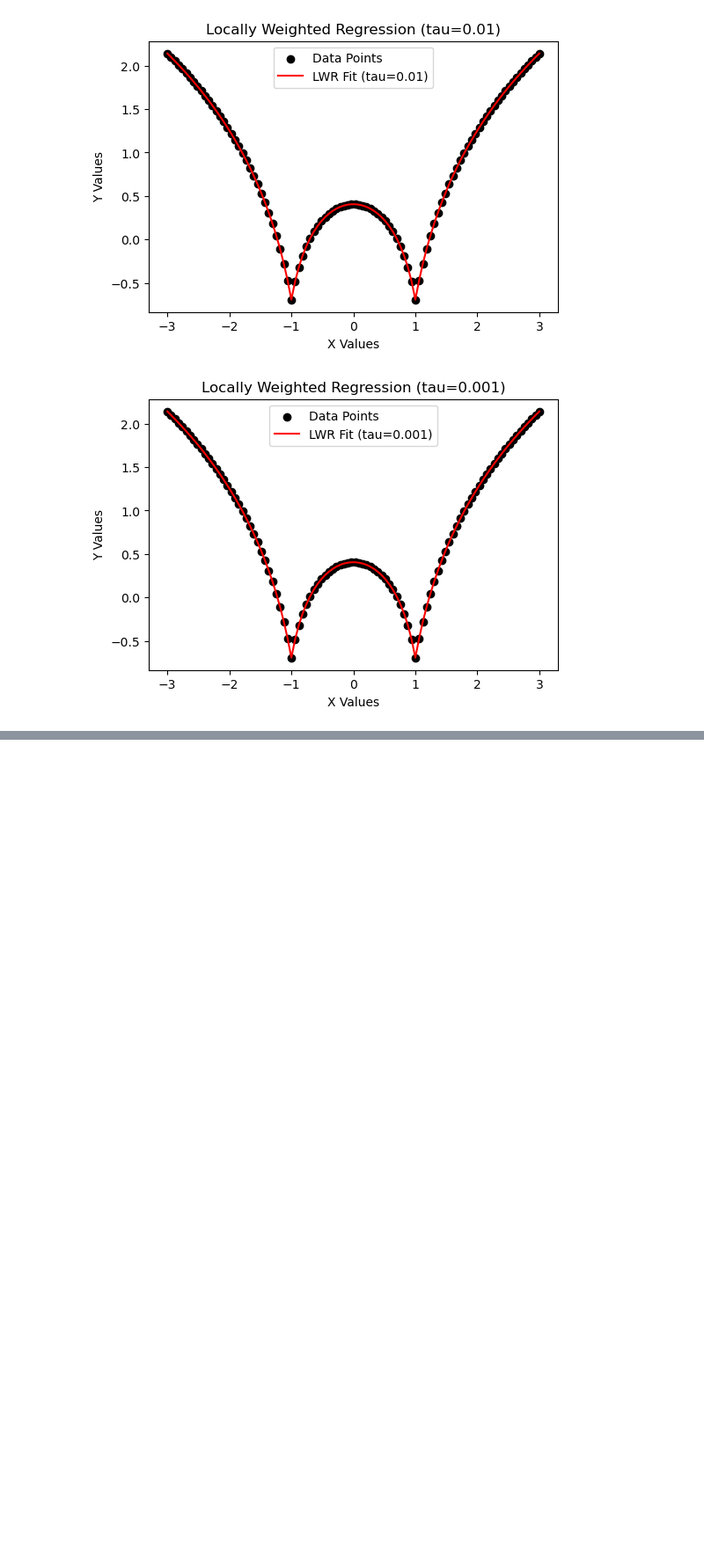
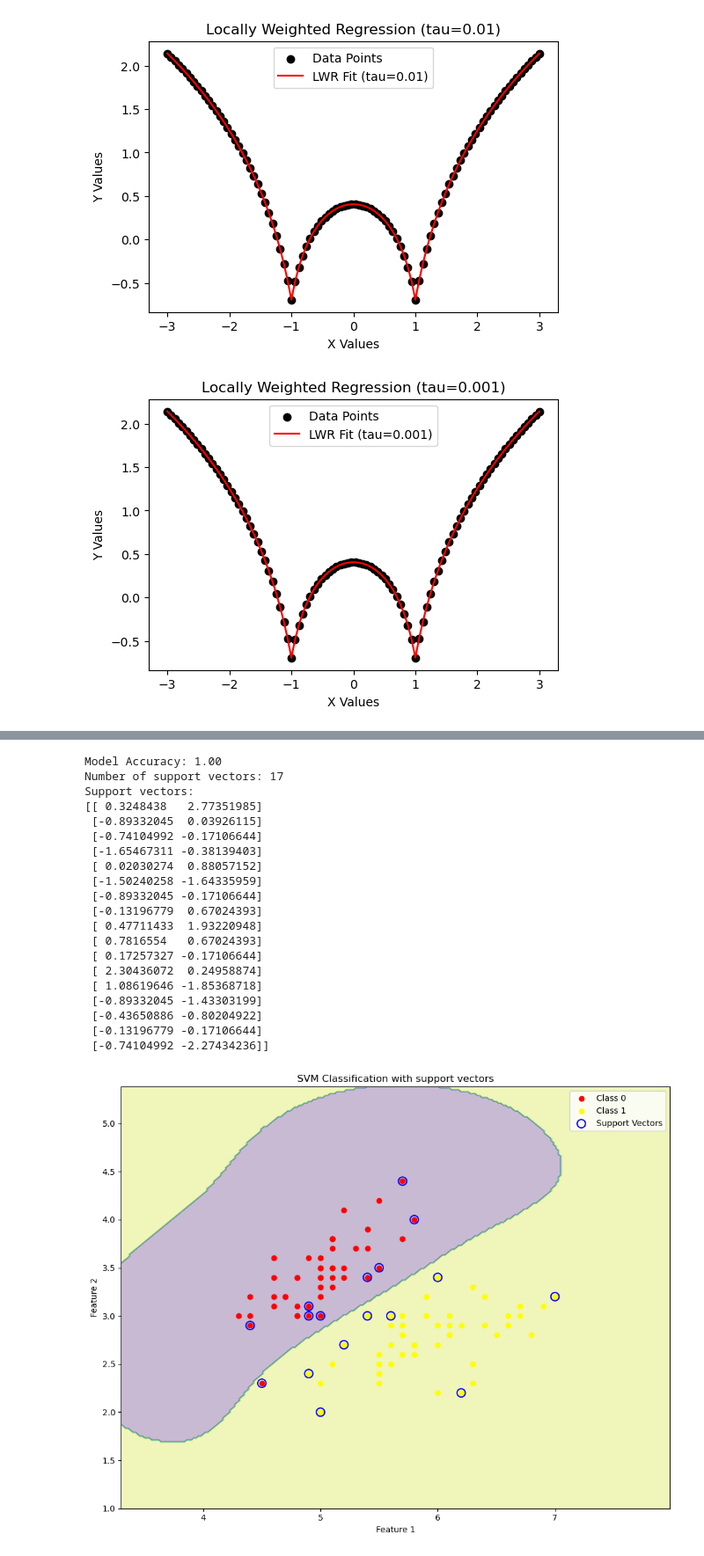
Before and after one commit to GNithish10/ML-Lab, a Jupyter notebook: ML.ipynb, the cells around one changed output, grey strips where cells are left out. Shown at 88% size. Saved outputs shown, nothing was run; the diff lists cells and outputs as text; code cells hidden in the pictures; blank space fills up the shorter version.

```diff
--- a/ML.ipynb
+++ b/ML.ipynb
@@ -683,0 +833,73 @@ draw(0.001)
+# %%
+iris = datasets.load_iris()
+x = iris.data[:, :2]
+y = iris. target
+
+X = x[y != 2]
+y = y[y != 2]
+
+X_train, X_test, y_train, y_test = train_test_split(X, y, test_size=0.25, random_state=42)
+
+scaler = StandardScaler()
+X_train_scaled = scaler.fit_transform(X_train)
+X_test_scaled = scaler.transform(X_test)
+
+svm_model=SVC(kernel='rbf', degree=3)
+svm_model.fit(X_train_scaled, y_train)
+
+y_pred=svm_model.predict(X_test_scaled)
+accuracy=accuracy_score(y_test, y_pred)
+print(f"Model Accuracy: {accuracy:.2f}")
+
+support_vectors=svm_model.support_vectors_
+print(f"Number of support vectors: {len(support_vectors)}")
+print("Support vectors:")
+print(support_vectors)
+
+x_min, x_max=X[:,0].min() - 1, X[:,0].max() + 1
+y_min, y_max=X[:,1].min() - 1, X[:,1].max() + 1
+xx, yy = np.meshgrid(np.arange(x_min,x_max,0.02),np.arange(y_min,y_max,0.02))
+
+mesh_points = np.c_[xx.ravel(),yy.ravel()]
+mesh_points_scaled=scaler.transform(mesh_points)
+Z=svm_model.predict(mesh_points_scaled)
+Z=Z.reshape(xx.shape)
+
+plt.figure(figsize=(10,8))
+plt.contourf(xx,yy,Z,alpha=0.3)
+
+plt.scatter(X[y==0,0], X[y==0,1], c='red', label='Class 0')
+plt.scatter(X[y==1,0], X[y==1,1], c='yellow', label='Class 1')
+
+original_support_vectors = scaler.inverse_transform(support_vectors)
+plt.scatter(original_support_vectors[:,0], original_support_vectors[:,1],
+            s=100, facecolors='none', edgecolors='blue',linewidth=1.5,label='Support Vectors')
+
+plt.xlabel('Feature 1')
+plt.ylabel('Feature 2')
+plt.title('SVM Classification with support vectors')
+plt.legend()
+plt.tight_layout()
+plt.show()
+# %% [output]
+Model Accuracy: 1.00
+Number of support vectors: 17
+Support vectors:
+[[ 0.3248438   2.77351985]
+ [-0.89332045  0.03926115]
+ [-0.74104992 -0.17106644]
+ [-1.65467311 -0.38139403]
+ [ 0.02030274  0.88057152]
+ [-1.50240258 -1.64335959]
+ [-0.89332045 -0.17106644]
+ [-0.13196779  0.67024393]
+ [ 0.47711433  1.93220948]
+ [ 0.7816554   0.67024393]
+ [ 0.17257327 -0.17106644]
+ [ 2.30436072  0.24958874]
+ [ 1.08619646 -1.85368718]
+ [-0.89332045 -1.43303199]
+ [-0.43650886 -0.80204922]
+ [-0.13196779 -0.17106644]
+ [-0.74104992 -2.27434236]]
+[figure, added]
```
Also changed, not shown: parts of 5 cells of this notebook.
